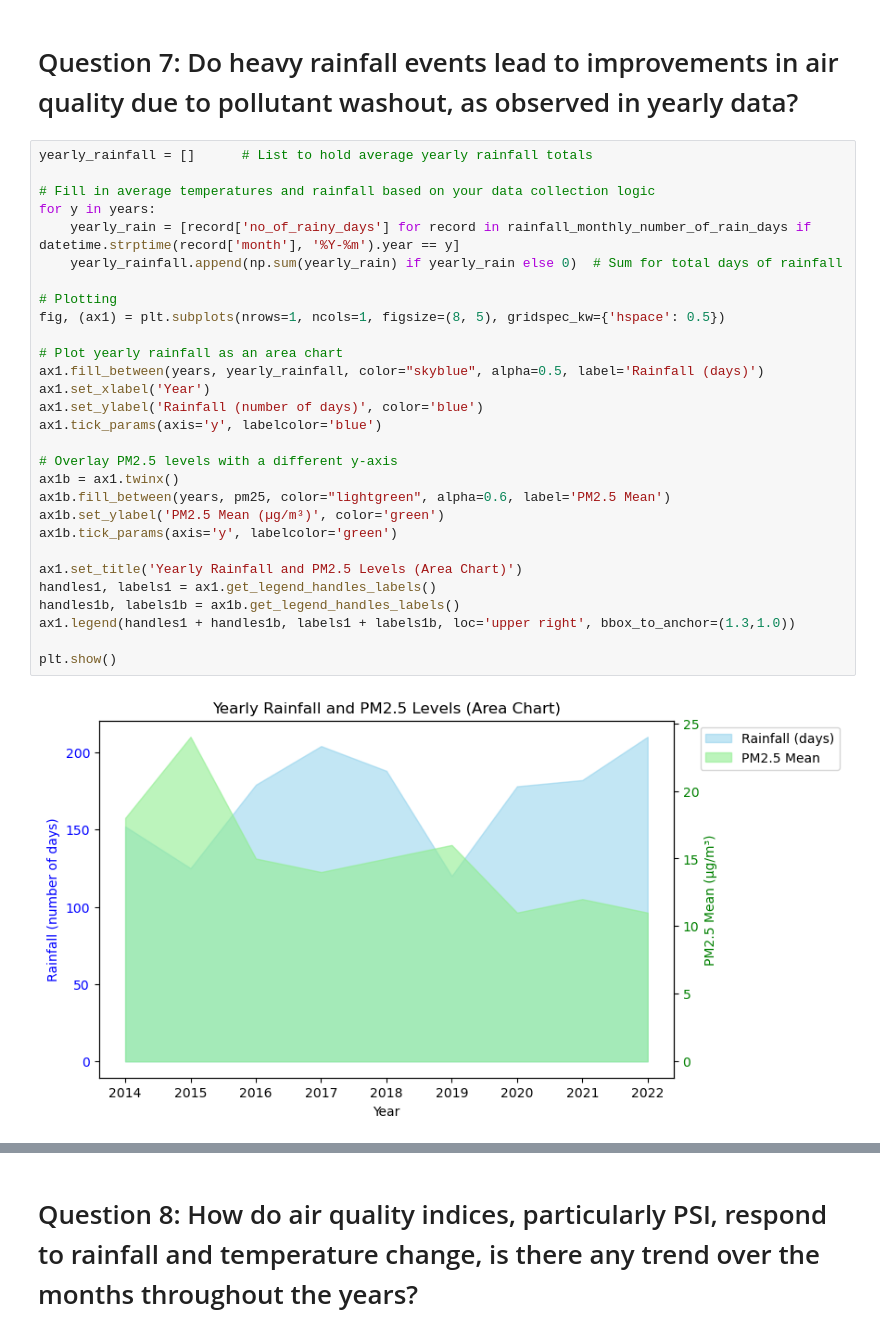
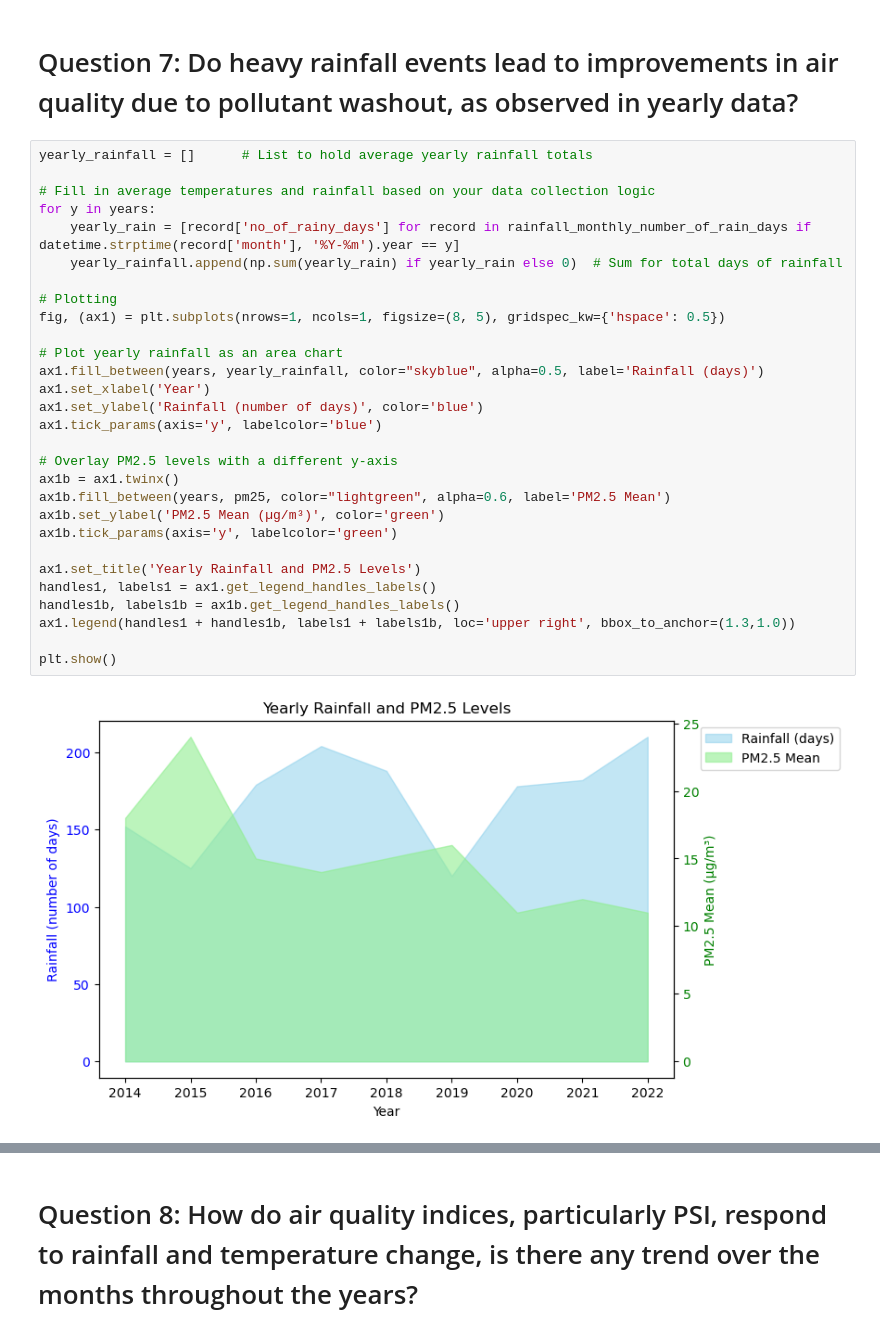
Before and after one commit to jianmin22/PDASCA1, a Jupyter notebook: ca1.ipynb, the cells around one changed output, grey strips where cells are left out. Cells and saved outputs as stored; diff of their text form.

```diff
--- a/ca1.ipynb
+++ b/ca1.ipynb
@@ -813,34 +819,34 @@ plt.show()
 # %%
 yearly_rainfall = []      # List to hold average yearly rainfall totals
 
 # Fill in average temperatures and rainfall based on your data collection logic
 for y in years:
     yearly_rain = [record['no_of_rainy_days'] for record in rainfall_monthly_number_of_rain_days if datetime.strptime(record['month'], '%Y-%m').year == y]
     yearly_rainfall.append(np.sum(yearly_rain) if yearly_rain else 0)  # Sum for total days of rainfall
 
 # Plotting
 fig, (ax1) = plt.subplots(nrows=1, ncols=1, figsize=(8, 5), gridspec_kw={'hspace': 0.5})
 
 # Plot yearly rainfall as an area chart
 ax1.fill_between(years, yearly_rainfall, color="skyblue", alpha=0.5, label='Rainfall (days)')
 ax1.set_xlabel('Year')
 ax1.set_ylabel('Rainfall (number of days)', color='blue')
 ax1.tick_params(axis='y', labelcolor='blue')
 
 # Overlay PM2.5 levels with a different y-axis
 ax1b = ax1.twinx()
 ax1b.fill_between(years, pm25, color="lightgreen", alpha=0.6, label='PM2.5 Mean')
 ax1b.set_ylabel('PM2.5 Mean (µg/m³)', color='green')
 ax1b.tick_params(axis='y', labelcolor='green')
 
-ax1.set_title('Yearly Rainfall and PM2.5 Levels (Area Chart)')
+ax1.set_title('Yearly Rainfall and PM2.5 Levels')
 handles1, labels1 = ax1.get_legend_handles_labels()
 handles1b, labels1b = ax1b.get_legend_handles_labels()
 ax1.legend(handles1 + handles1b, labels1 + labels1b, loc='upper right', bbox_to_anchor=(1.3,1.0))
 
 plt.show()
 # %% [output]
-[figure, old version]
+[figure, new version]
 # %% [markdown]
 ### Analyse for Yearly Rainfall and PM2.5 Levels from year 2014-2022
 
```
Also changed, not shown: parts of 13 cells of this notebook.
